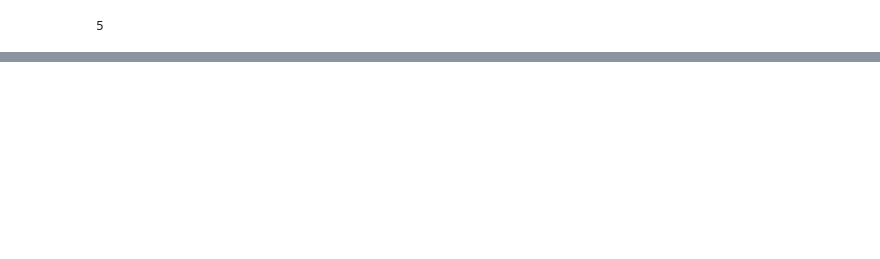
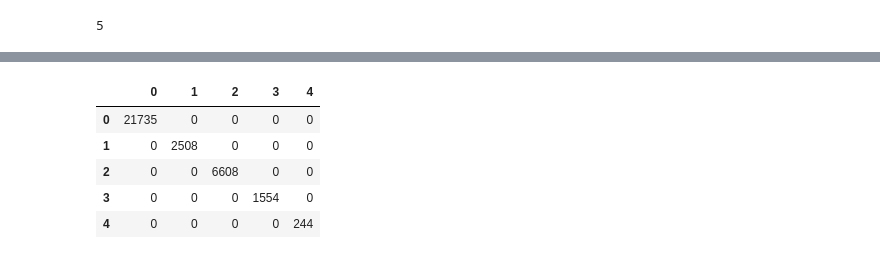
Before and after one commit to adeet1/ml4va, a Jupyter notebook: ML4VA.ipynb, the cells around one changed output, grey strips where cells are left out. Cells and saved outputs as stored; diff of their text form; code cells hidden in the pictures; blank space fills up the shorter version.

```diff
--- a/ML4VA.ipynb
+++ b/ML4VA.ipynb
@@ -268,3 +268,13 @@ print(Y_test_pred)
+# %%
+# Confusion matrix for testing set
+pd.DataFrame(confusion_matrix(Y_test_pred, Y_test_tr))
+# %% [output]
+|  | 0 | 1 | 2 | 3 | 4 |
+| 0 | 21735 | 0 | 0 | 0 | 0 |
+| 1 | 0 | 2508 | 0 | 0 | 0 |
+| 2 | 0 | 0 | 6608 | 0 | 0 |
+| 3 | 0 | 0 | 0 | 1554 | 0 |
+| 4 | 0 | 0 | 0 | 0 | 244 |
 # %%
 # Calculate metrics for training set
 acc_train = accuracy_score(Y_train_tr, Y_train_pred)
```
Also changed, not shown: parts of 21 cells of this notebook.
